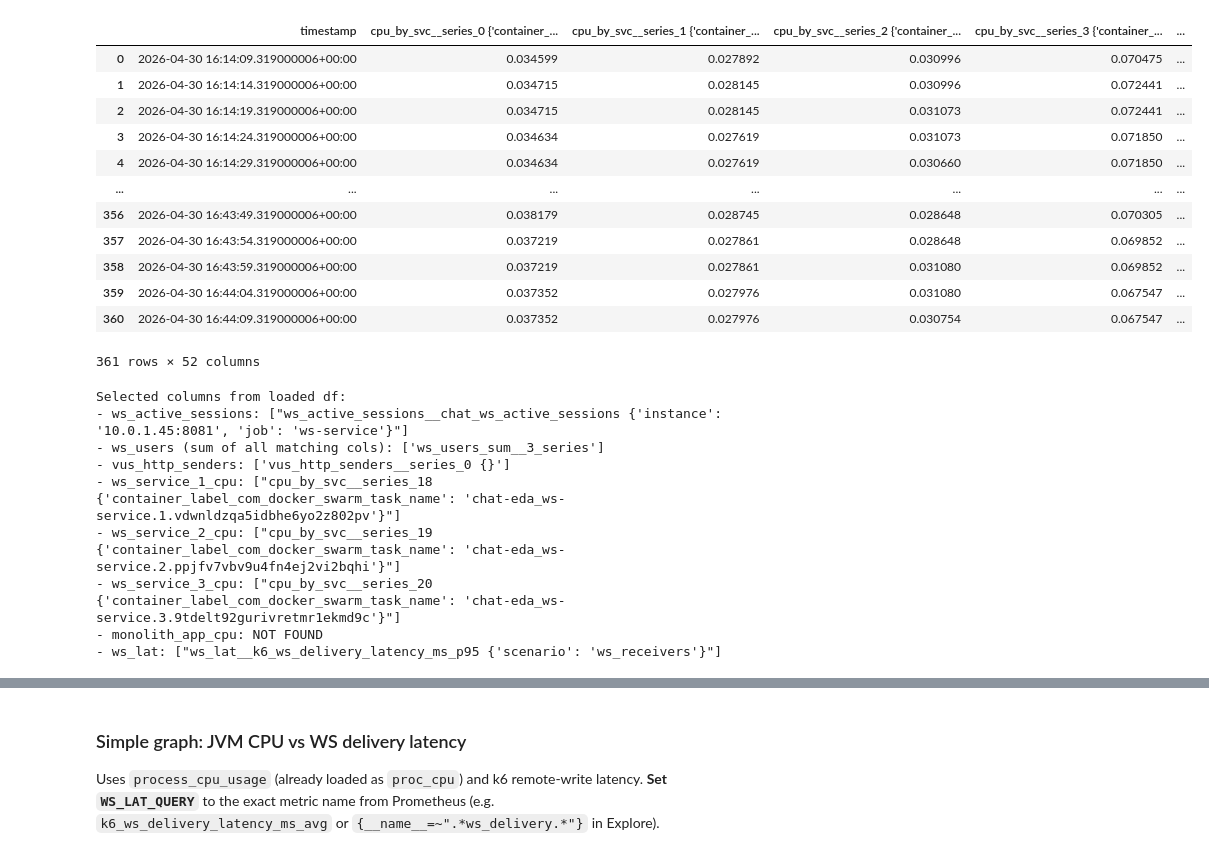
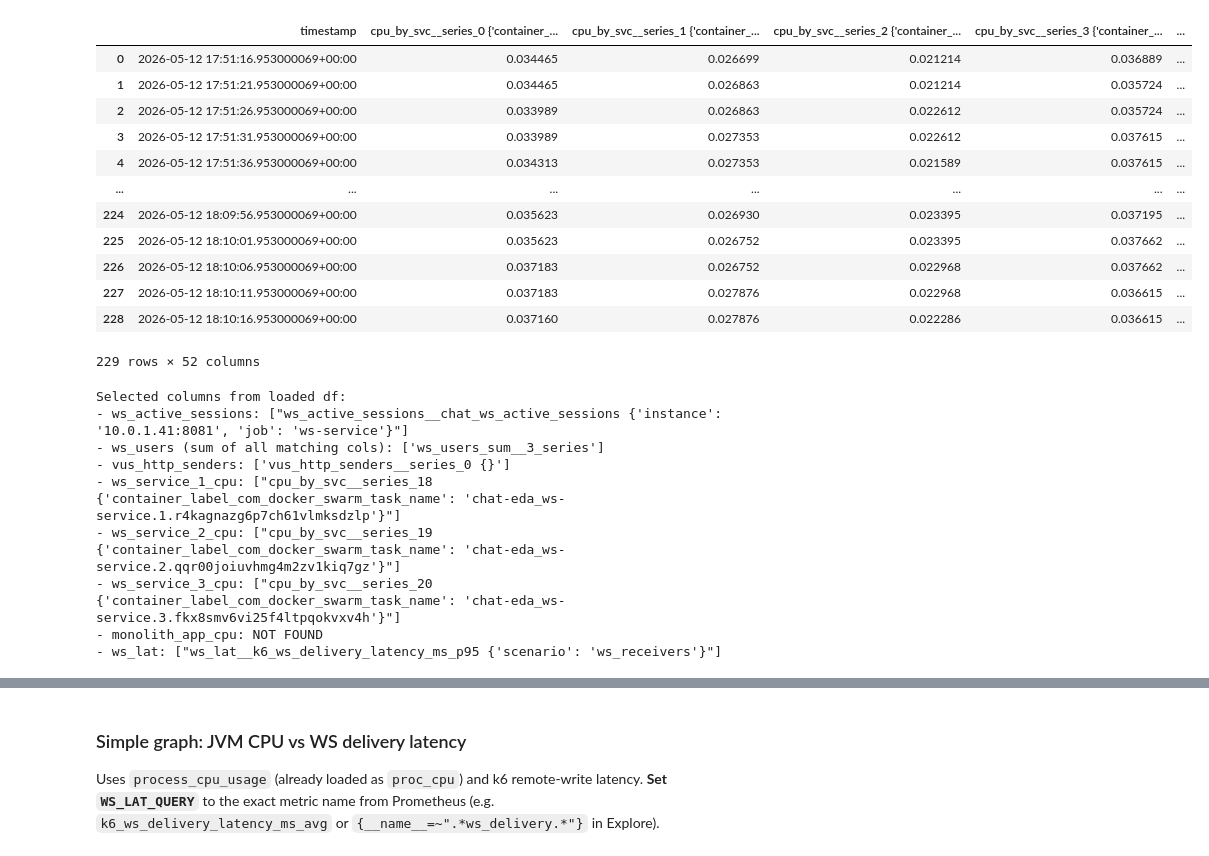
Before and after one commit to jakubjanak2004/chat-data-analysis, a Jupyter notebook: notebooks/intensive_messaging_analysis.ipynb, the cells around one changed output, grey strips where cells are left out. Cells and saved outputs as stored; diff of their text form; code cells hidden in the pictures.

```diff
--- a/notebooks/intensive_messaging_analysis.ipynb
+++ b/notebooks/intensive_messaging_analysis.ipynb
@@ -9,22 +9,22 @@ import src.prometheus_io as pio
 from datetime import datetime, timezone, timedelta
 import matplotlib.pyplot as plt
 # %%
-df = pd.read_csv('../exports/intensive_messaging_eda_3.csv')
+df = pd.read_csv('../exports/intensive_messaging_eda.csv')
 df
 # %% [output]
 |  | timestamp | cpu_by_svc__series_0 {'container_... | cpu_by_svc__series_1 {'container_... | cpu_by_svc__series_2 {'container_... | cpu_by_svc__series_3 {'container_... | ... |
-| 0 | 2026-04-30 16:14:09.319000006+00:00 | 0.034599 | 0.027892 | 0.030996 | 0.070475 | ... |
-| 1 | 2026-04-30 16:14:14.319000006+00:00 | 0.034715 | 0.028145 | 0.030996 | 0.072441 | ... |
-| 2 | 2026-04-30 16:14:19.319000006+00:00 | 0.034715 | 0.028145 | 0.031073 | 0.072441 | ... |
-| 3 | 2026-04-30 16:14:24.319000006+00:00 | 0.034634 | 0.027619 | 0.031073 | 0.071850 | ... |
-| 4 | 2026-04-30 16:14:29.319000006+00:00 | 0.034634 | 0.027619 | 0.030660 | 0.071850 | ... |
+| 0 | 2026-05-12 17:51:16.953000069+00:00 | 0.034465 | 0.026699 | 0.021214 | 0.036889 | ... |
+| 1 | 2026-05-12 17:51:21.953000069+00:00 | 0.034465 | 0.026863 | 0.021214 | 0.035724 | ... |
+| 2 | 2026-05-12 17:51:26.953000069+00:00 | 0.033989 | 0.026863 | 0.022612 | 0.035724 | ... |
+| 3 | 2026-05-12 17:51:31.953000069+00:00 | 0.033989 | 0.027353 | 0.022612 | 0.037615 | ... |
+| 4 | 2026-05-12 17:51:36.953000069+00:00 | 0.034313 | 0.027353 | 0.021589 | 0.037615 | ... |
 | ... | ... | ... | ... | ... | ... | ... |
-| 356 | 2026-04-30 16:43:49.319000006+00:00 | 0.038179 | 0.028745 | 0.028648 | 0.070305 | ... |
-| 357 | 2026-04-30 16:43:54.319000006+00:00 | 0.037219 | 0.027861 | 0.028648 | 0.069852 | ... |
-| 358 | 2026-04-30 16:43:59.319000006+00:00 | 0.037219 | 0.027861 | 0.031080 | 0.069852 | ... |
-| 359 | 2026-04-30 16:44:04.319000006+00:00 | 0.037352 | 0.027976 | 0.031080 | 0.067547 | ... |
-| 360 | 2026-04-30 16:44:09.319000006+00:00 | 0.037352 | 0.027976 | 0.030754 | 0.067547 | ... |
+| 224 | 2026-05-12 18:09:56.953000069+00:00 | 0.035623 | 0.026930 | 0.023395 | 0.037195 | ... |
+| 225 | 2026-05-12 18:10:01.953000069+00:00 | 0.035623 | 0.026752 | 0.023395 | 0.037662 | ... |
+| 226 | 2026-05-12 18:10:06.953000069+00:00 | 0.037183 | 0.026752 | 0.022968 | 0.037662 | ... |
+| 227 | 2026-05-12 18:10:11.953000069+00:00 | 0.037183 | 0.027876 | 0.022968 | 0.036615 | ... |
+| 228 | 2026-05-12 18:10:16.953000069+00:00 | 0.037160 | 0.027876 | 0.022286 | 0.036615 | ... |
-361 rows × 52 columns
+229 rows × 52 columns
 # %%
 # Prepare plotting series from the loaded CSV DataFrame (`df`).
 # Supports both long format [metric,timestamp,series,value] and wide format.
@@ -104,11 +104,11 @@ print("- monolith_app_cpu:", list(monolith_app_cpu.columns) if not monolith_app_
 print("- ws_lat:", list(ws_lat.columns) if not ws_lat.empty else "NOT FOUND")
 # %% [output]
 Selected columns from loaded df:
-- ws_active_sessions: ["ws_active_sessions__chat_ws_active_sessions {'instance': '10.0.1.45:8081', 'job': 'ws-service'}"]
+- ws_active_sessions: ["ws_active_sessions__chat_ws_active_sessions {'instance': '10.0.1.41:8081', 'job': 'ws-service'}"]
 - ws_users (sum of all matching cols): ['ws_users_sum__3_series']
 - vus_http_senders: ['vus_http_senders__series_0 {}']
-- ws_service_1_cpu: ["cpu_by_svc__series_18 {'container_label_com_docker_swarm_task_name': 'chat-eda_ws-service.1.vdwnldzqa5idbhe6yo2z802pv'}"]
-- ws_service_2_cpu: ["cpu_by_svc__series_19 {'container_label_com_docker_swarm_task_name': 'chat-eda_ws-service.2.ppjfv7vbv9u4fn4ej2vi2bqhi'}"]
-- ws_service_3_cpu: ["cpu_by_svc__series_20 {'container_label_com_docker_swarm_task_name': 'chat-eda_ws-service.3.9tdelt92gurivretmr1ekmd9c'}"]
+- ws_service_1_cpu: ["cpu_by_svc__series_18 {'container_label_com_docker_swarm_task_name': 'chat-eda_ws-service.1.r4kagnazg6p7ch61vlmksdzlp'}"]
+- ws_service_2_cpu: ["cpu_by_svc__series_19 {'container_label_com_docker_swarm_task_name': 'chat-eda_ws-service.2.qqr00joiuvhmg4m2zv1kiq7gz'}"]
+- ws_service_3_cpu: ["cpu_by_svc__series_20 {'container_label_com_docker_swarm_task_name': 'chat-eda_ws-service.3.fkx8smv6vi25f4ltpqokvxv4h'}"]
 - monolith_app_cpu: NOT FOUND
 - ws_lat: ["ws_lat__k6_ws_delivery_latency_ms_p95 {'scenario': 'ws_receivers'}"]
```
Also changed, not shown: parts of 6 cells of this notebook, 13 other files.
